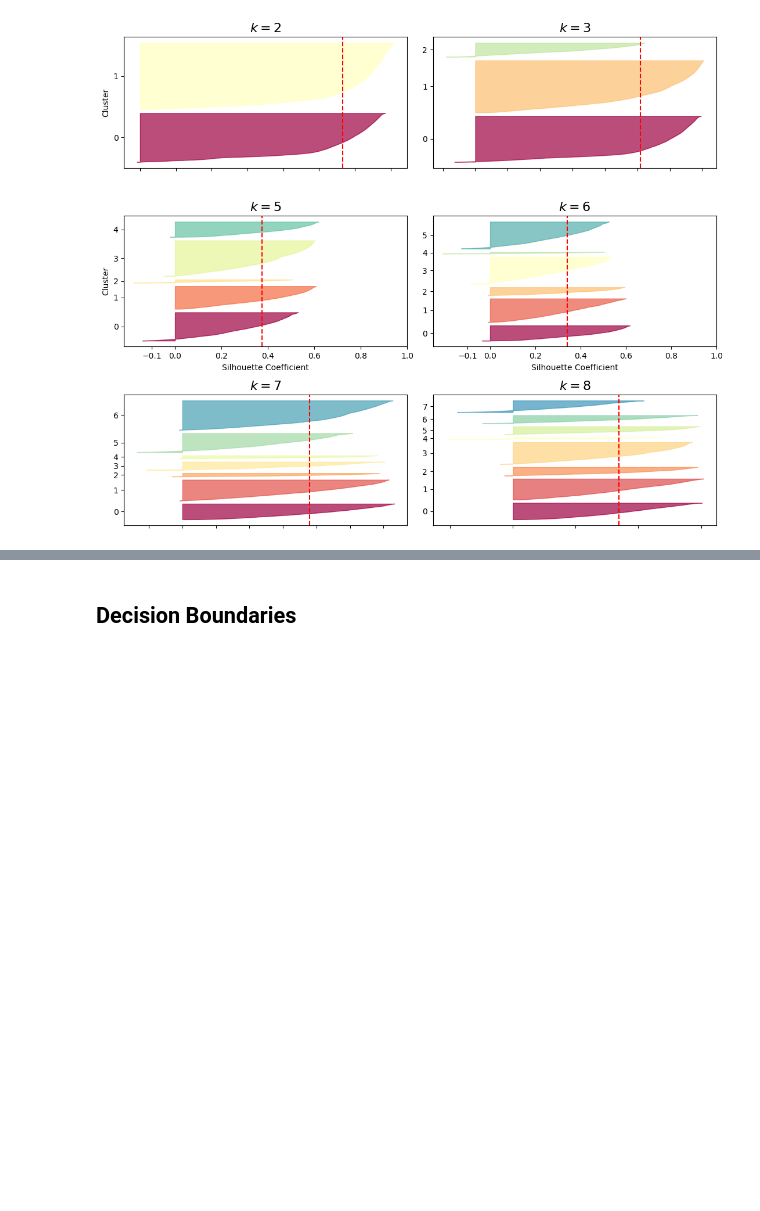
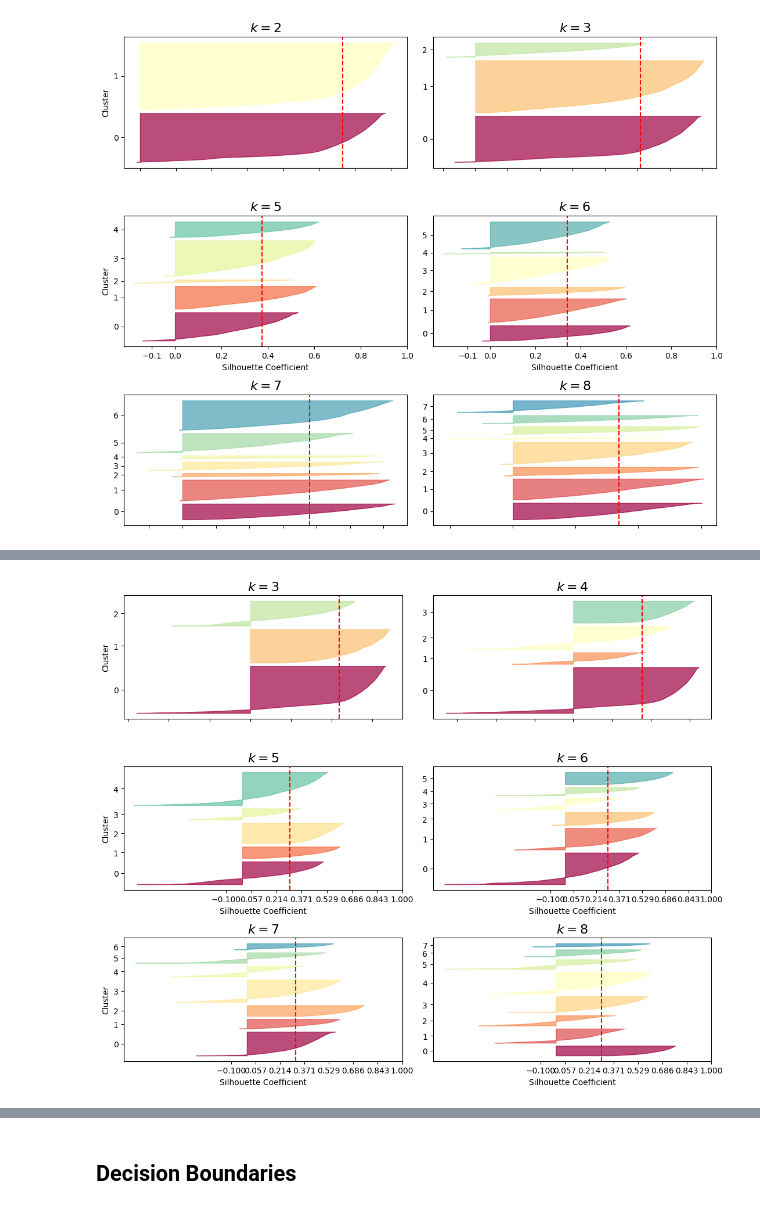
Before and after one commit to FelixH-git/SVM-Pipeline, a Jupyter notebook: labb6.ipynb, the cells around one changed output, grey strips where cells are left out. Cells and saved outputs as stored; diff of their text form; code cells hidden in the pictures; blank space fills up the shorter version.

```diff
--- a/labb6.ipynb
+++ b/labb6.ipynb
@@ -203,0 +249,52 @@ plt.show()
+# %%
+k_values = [3, 4, 5, 6, 7, 8]
+
+spectral_sil_scores = []
+spectral_labels_per_k = []
+
+for k in k_values:
+    spectral = SpectralClustering(n_clusters=k, affinity='nearest_neighbors',
+                                  assign_labels='kmeans', random_state=42)
+    labels = spectral.fit_predict(X)
+    spectral_labels_per_k.append(labels)
+    score = silhouette_score(X, labels)
+    spectral_sil_scores.append(score)
+
+plt.figure(figsize=(11, 9))
+
+for i, k in enumerate(k_values, start=1):
+    plt.subplot(3, 2, i)
+    y_pred = spectral_labels_per_k[i-1]
+    silhouette_coefficients = silhouette_samples(X, y_pred)
+
+    padding = len(X) // 30
+    pos = padding
+    ticks = []
+
+    for j in range(k):
+        coeffs = silhouette_coefficients[y_pred == j]
+        coeffs.sort()
+
+        color = mpl.cm.Spectral(j / k)
+        plt.fill_betweenx(np.arange(pos, pos + len(coeffs)), 0, coeffs,
+                          facecolor=color, edgecolor=color, alpha=0.7)
+        ticks.append(pos + len(coeffs) // 2)
+        pos += len(coeffs) + padding
+
+    plt.gca().yaxis.set_major_locator(FixedLocator(ticks))
+    plt.gca().yaxis.set_major_formatter(FixedFormatter(range(k)))
+    if i in (1, 3, 5):
+        plt.ylabel("Cluster")
+
+    if i in (3, 4, 5, 6):
+        plt.gca().set_xticks(np.linspace(-0.1, 1, 8))
+        plt.xlabel("Silhouette Coefficient")
+    else:
+        plt.tick_params(labelbottom=False)
+
+    plt.axvline(x=spectral_sil_scores[i-1], color="red", linestyle="--")
+    plt.title(f"$k={k}$", fontsize=16)
+
+plt.tight_layout()
+# %% [output]
+[figure, added]
```
Also changed, not shown: parts of 5 cells of this notebook.
